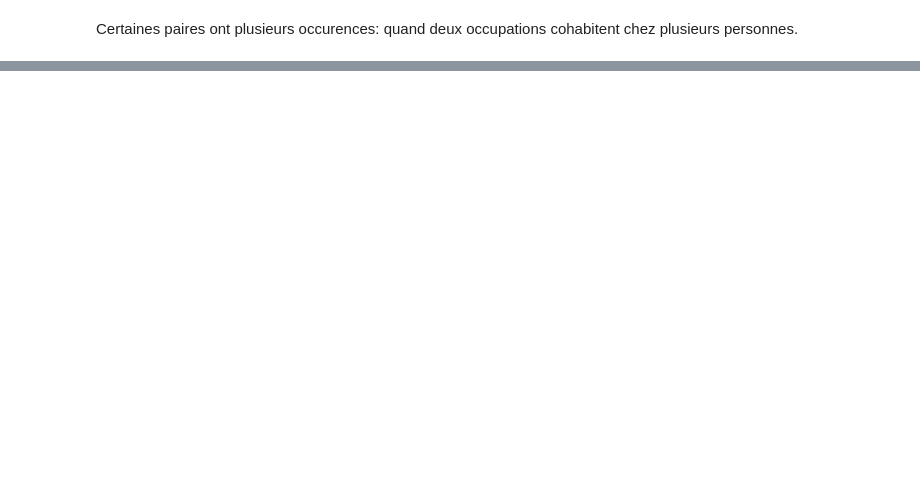
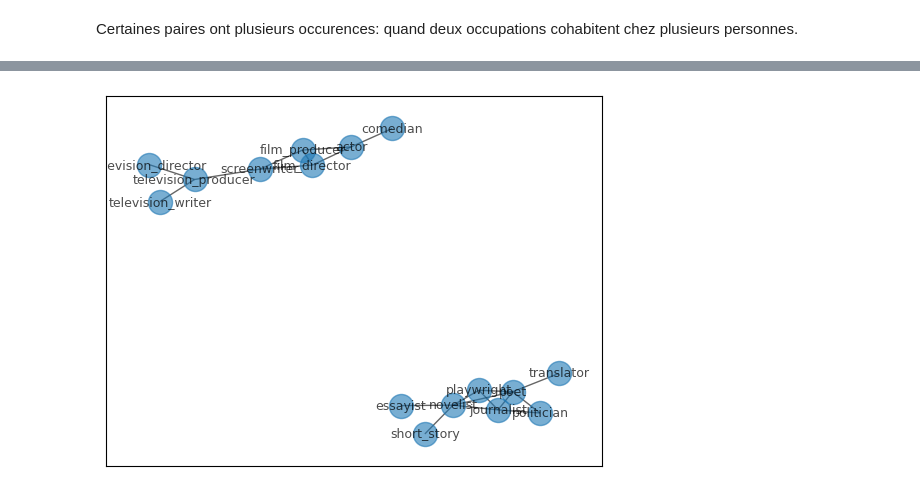
Before and after one commit to thjbdvlt/people_in_literature, a Jupyter notebook: reseaux/reseaux_occupations.ipynb, the cells around one changed output, grey strips where cells are left out. Drawn from its saved outputs; the diff is of its cells as text; code cells hidden in the pictures; blank space fills up the shorter version.

```diff
--- a/reseaux/reseaux_occupations.ipynb
+++ b/reseaux/reseaux_occupations.ipynb
@@ -290,0 +341,4 @@ Hélas, il est déjà minuit: délai pour poster ce carnet (que je continue donc
+# %%
+faire_un_graphe_simple_most_common(occ_pairs, 20)
+# %% [output]
+[figure, added]
```
Also changed, not shown: parts of 40 cells of this notebook, 3 other files.
